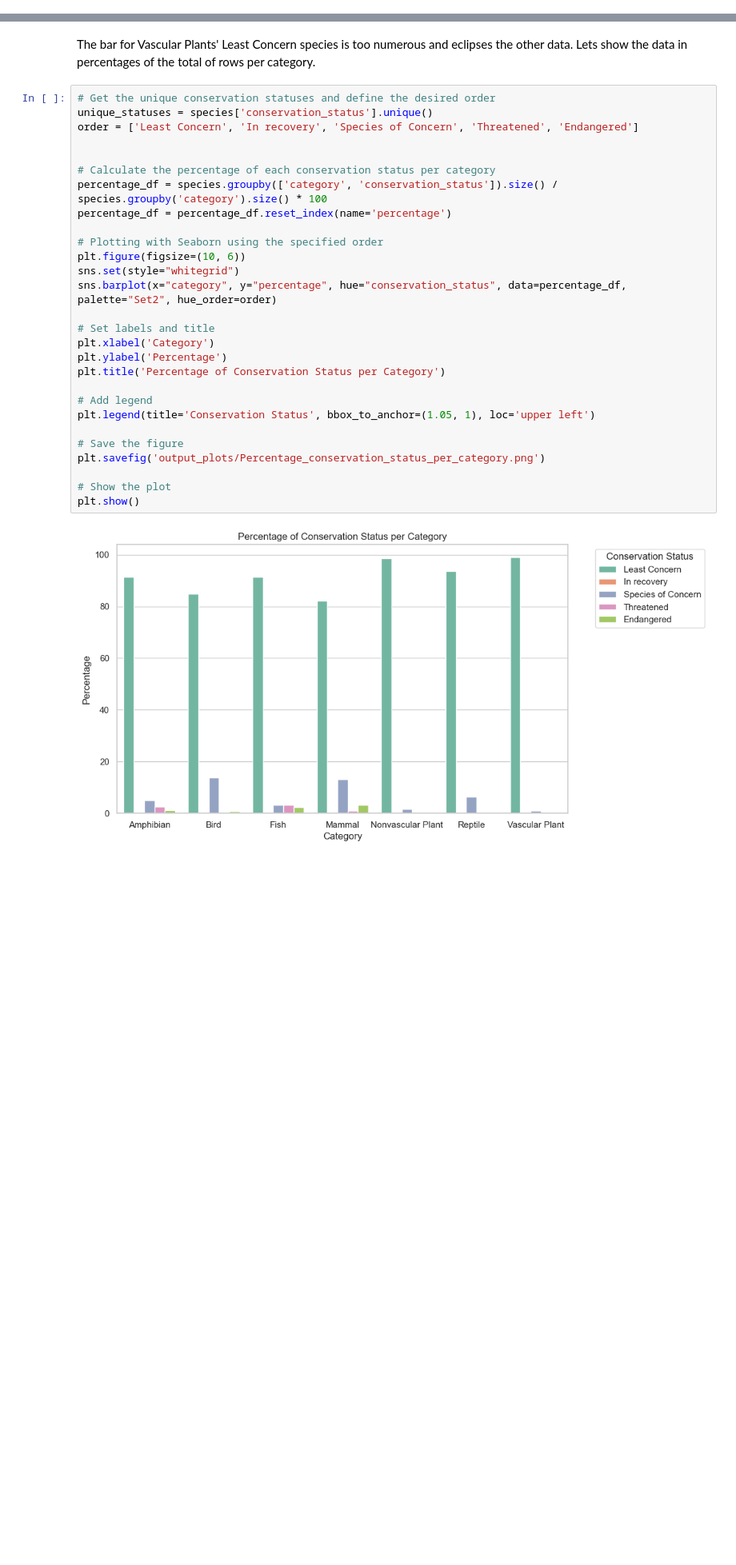
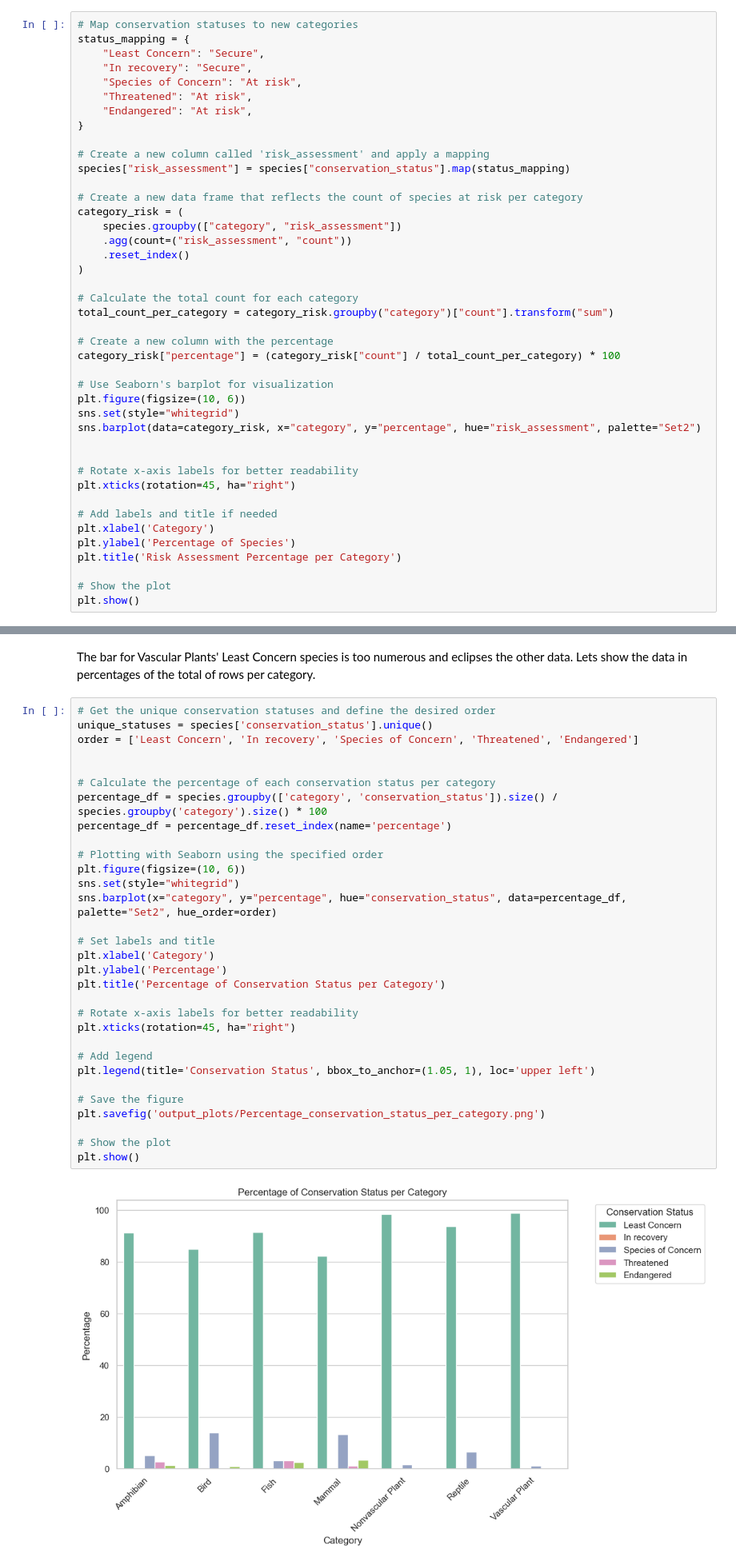
Before and after one commit to Freston1605/biodiversity_starter, a Jupyter notebook: biodiversity.ipynb, the cells around one changed output, grey strips where cells are left out. Shown at 80% size. Drawn from its saved outputs; the diff is of its cells as text; blank space fills up the shorter version.

Commit message:
Added plots, csv and ppt

```diff
--- a/biodiversity.ipynb
+++ b/biodiversity.ipynb
@@ -187,0 +202,42 @@ plt.show()
+# %%
+# Map conservation statuses to new categories
+status_mapping = {
+    "Least Concern": "Secure",
+    "In recovery": "Secure",
+    "Species of Concern": "At risk",
+    "Threatened": "At risk",
+    "Endangered": "At risk",
+}
+
+# Create a new column called 'risk_assessment' and apply a mapping
+species["risk_assessment"] = species["conservation_status"].map(status_mapping)
+
+# Create a new data frame that reflects the count of species at risk per category
+category_risk = (
+    species.groupby(["category", "risk_assessment"])
+    .agg(count=("risk_assessment", "count"))
+    .reset_index()
+)
+
+# Calculate the total count for each category
+total_count_per_category = category_risk.groupby("category")["count"].transform("sum")
+
+# Create a new column with the percentage
+category_risk["percentage"] = (category_risk["count"] / total_count_per_category) * 100
+
+# Use Seaborn's barplot for visualization
+plt.figure(figsize=(10, 6))
+sns.set(style="whitegrid")
+sns.barplot(data=category_risk, x="category", y="percentage", hue="risk_assessment", palette="Set2")
+
+
+# Rotate x-axis labels for better readability
+plt.xticks(rotation=45, ha="right")
+
+# Add labels and title if needed
+plt.xlabel('Category')
+plt.ylabel('Percentage of Species')
+plt.title('Risk Assessment Percentage per Category')
+
+# Show the plot
+plt.show()
@@ -210,30 +250,33 @@ The bar for Vascular Plants' Least Concern species is too numerous and eclipses
 # %%
 # Get the unique conservation statuses and define the desired order
 unique_statuses = species['conservation_status'].unique()
 order = ['Least Concern', 'In recovery', 'Species of Concern', 'Threatened', 'Endangered']
 
 
 # Calculate the percentage of each conservation status per category
 percentage_df = species.groupby(['category', 'conservation_status']).size() / species.groupby('category').size() * 100
 percentage_df = percentage_df.reset_index(name='percentage')
 
 # Plotting with Seaborn using the specified order
 plt.figure(figsize=(10, 6))
 sns.set(style="whitegrid")
 sns.barplot(x="category", y="percentage", hue="conservation_status", data=percentage_df, palette="Set2", hue_order=order)
 
 # Set labels and title
 plt.xlabel('Category')
 plt.ylabel('Percentage')
 plt.title('Percentage of Conservation Status per Category')
 
+# Rotate x-axis labels for better readability
+plt.xticks(rotation=45, ha="right")
+
 # Add legend
 plt.legend(title='Conservation Status', bbox_to_anchor=(1.05, 1), loc='upper left')
 
 # Save the figure
 plt.savefig('output_plots/Percentage_conservation_status_per_category.png')
 
 # Show the plot
 plt.show()
 # %% [output]
-[figure, old version]
+[figure, new version]
```
Also changed, not shown: parts of 30 cells of this notebook, 19 other files.
